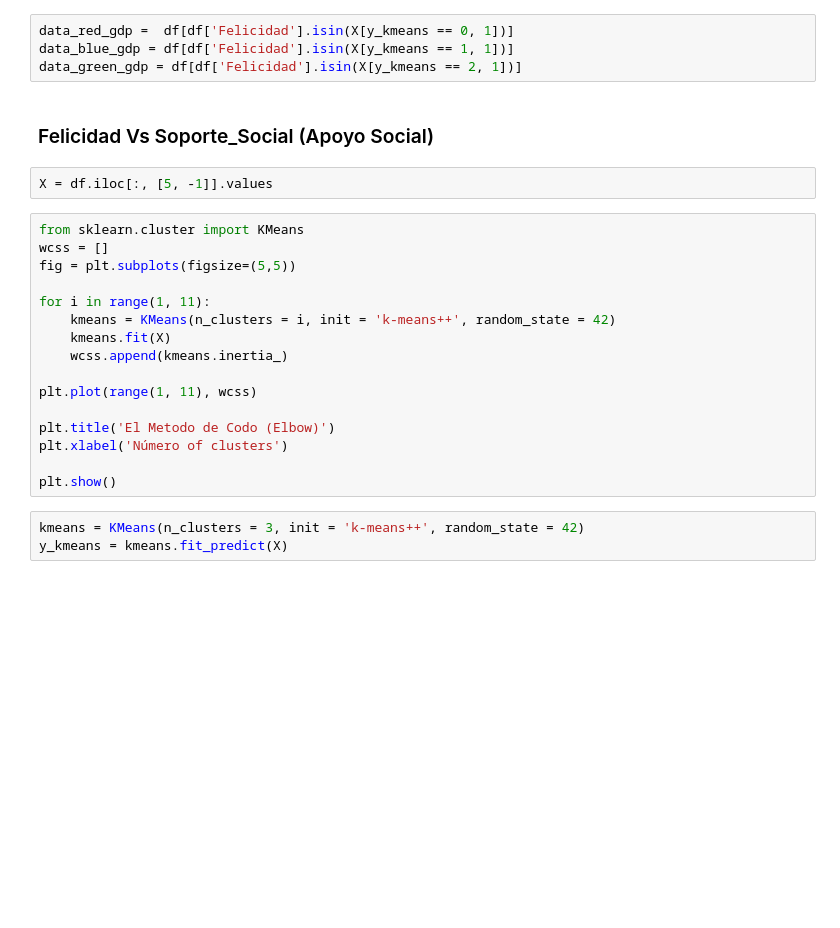
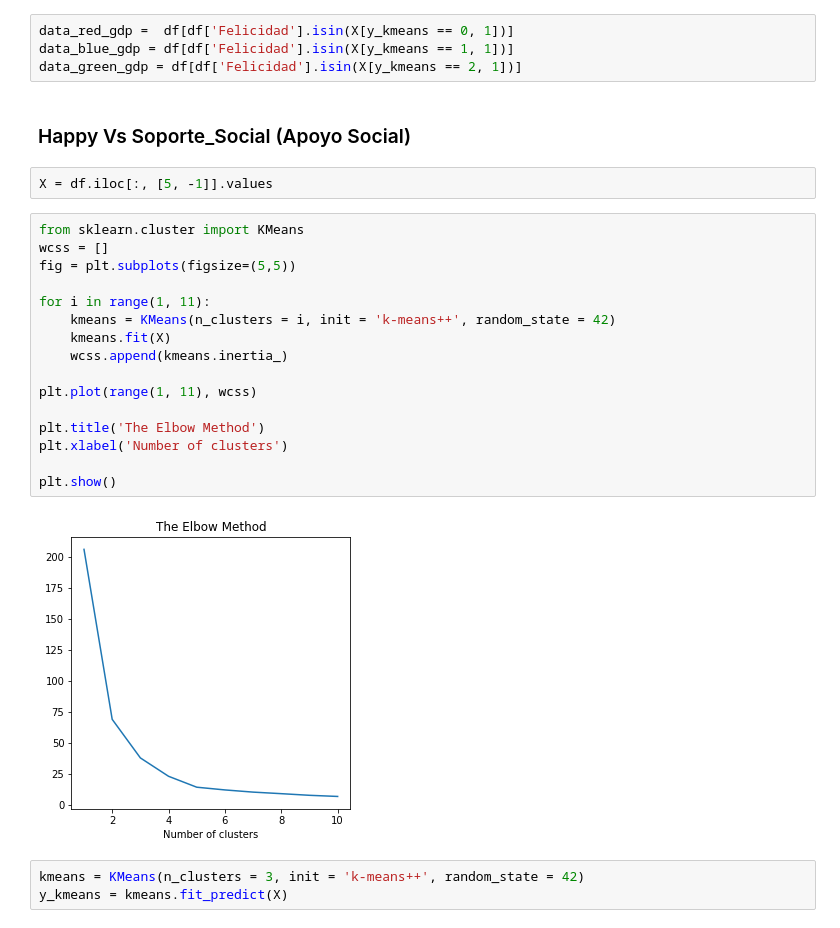
Before and after one commit to gmhoward/amalia20-taller_ml, a Jupyter notebook: 03-clustering_con_scikit-learn.ipynb, the cells around one changed output. Cells and saved outputs as stored; diff of their text form; blank space fills up the shorter version.

```diff
--- a/03-clustering_con_scikit-learn.ipynb
+++ b/03-clustering_con_scikit-learn.ipynb
@@ -192,25 +225,27 @@ data_red_gdp =  df[df['Felicidad'].isin(X[y_kmeans == 0, 1])]
 data_blue_gdp = df[df['Felicidad'].isin(X[y_kmeans == 1, 1])]
 data_green_gdp = df[df['Felicidad'].isin(X[y_kmeans == 2, 1])]
 # %% [markdown]
-### Felicidad Vs Soporte_Social (Apoyo Social)
+### Happy Vs Soporte_Social (Apoyo Social)
 # %%
 X = df.iloc[:, [5, -1]].values
 # %%
 from sklearn.cluster import KMeans
 wcss = []
 fig = plt.subplots(figsize=(5,5))
 
 for i in range(1, 11):
     kmeans = KMeans(n_clusters = i, init = 'k-means++', random_state = 42)
     kmeans.fit(X)
     wcss.append(kmeans.inertia_)
 
 plt.plot(range(1, 11), wcss)
 
-plt.title('El Metodo de Codo (Elbow)')
-plt.xlabel('Número of clusters')
+plt.title('The Elbow Method')
+plt.xlabel('Number of clusters')
 
 plt.show()
+# %% [output]
+[figure, added]
 # %%
 kmeans = KMeans(n_clusters = 3, init = 'k-means++', random_state = 42)
 y_kmeans = kmeans.fit_predict(X)
```
Also changed, not shown: parts of 57 cells of this notebook.
